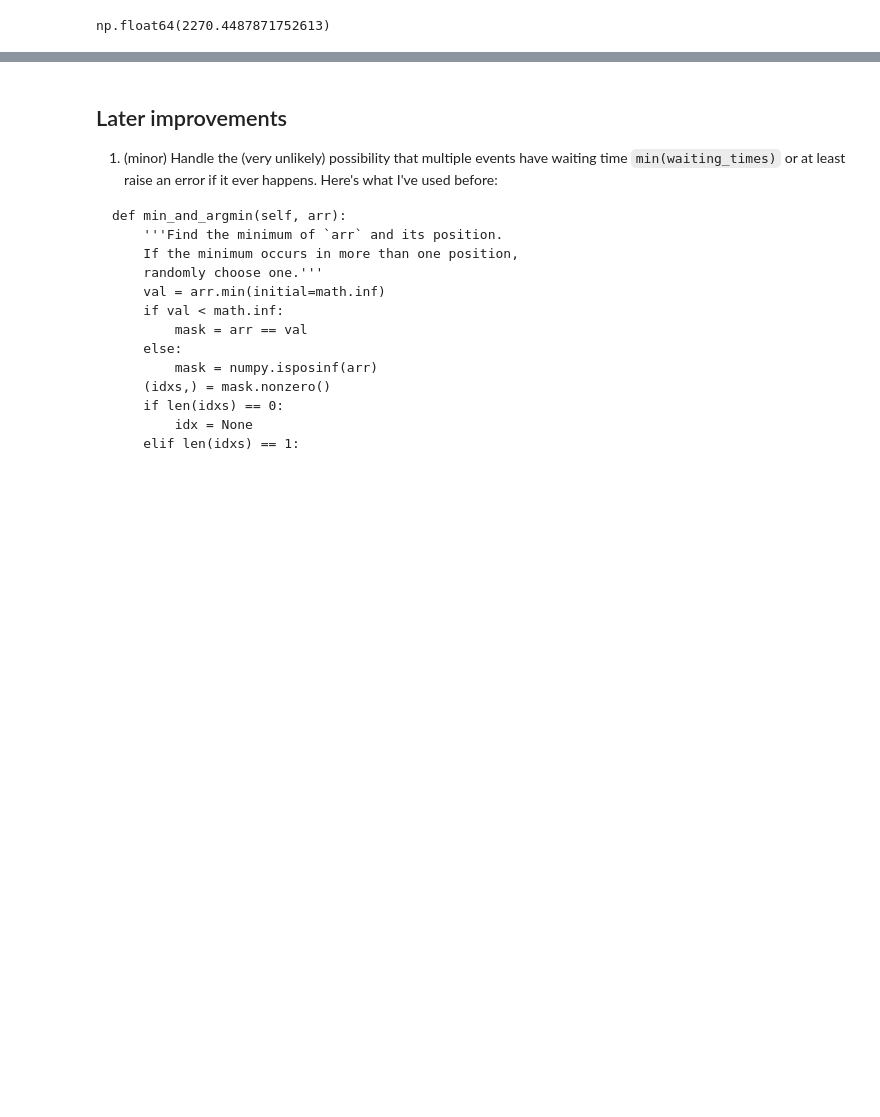
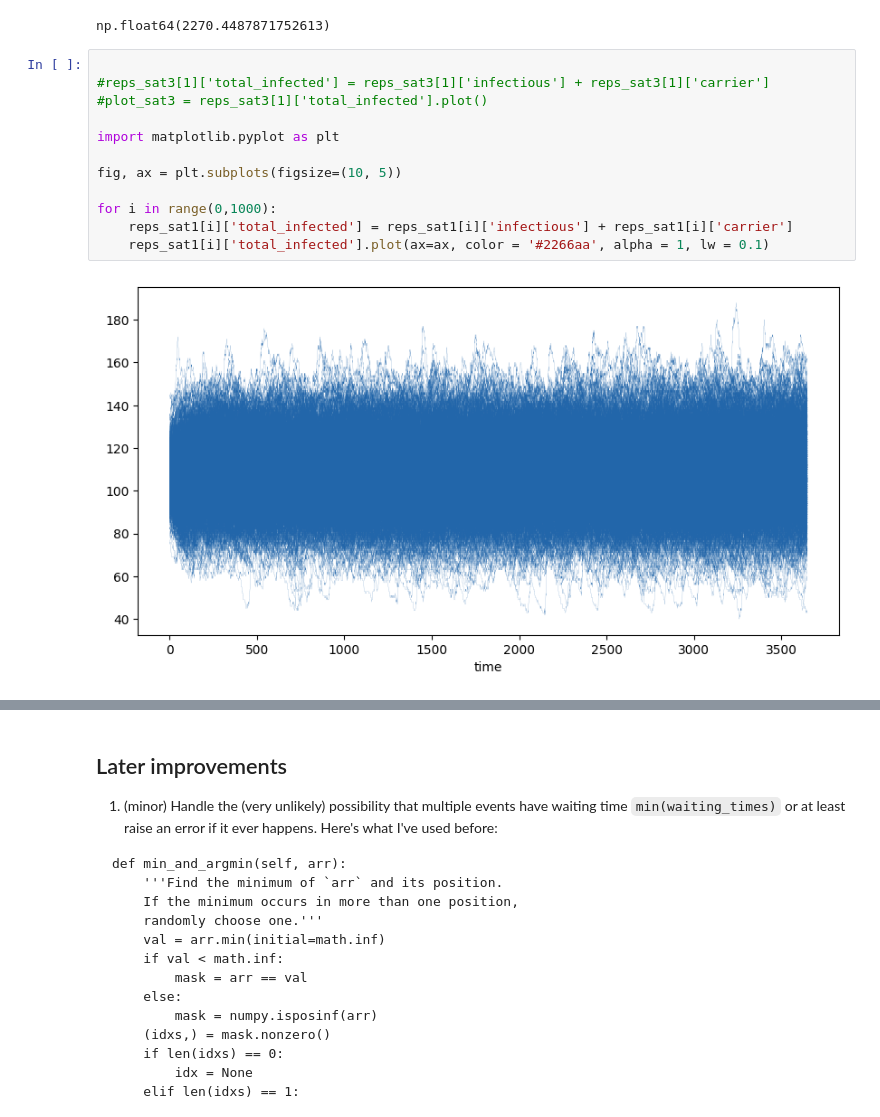
Before and after one commit to saracarp/buffalo_fmdv, a Jupyter notebook: fmdv_stochastic_model/FMDV_stochastic_model.ipynb, the cells around one changed output, grey strips where cells are left out. Saved outputs shown, nothing was run; the diff lists cells and outputs as text; blank space fills up the shorter version.

Commit message:
Make quick summary graphs--not complete match for the paper (but neither are the results!)

```diff
--- a/fmdv_stochastic_model/FMDV_stochastic_model.ipynb
+++ b/fmdv_stochastic_model/FMDV_stochastic_model.ipynb
@@ -971,3 +975,17 @@ dtype: int64
 sat3_extinct.query("extinction == True")['extinction_year'].mean()
 # %% [output]
 np.float64(2270.4487871752613)
+# %%
+
+#reps_sat3[1]['total_infected'] = reps_sat3[1]['infectious'] + reps_sat3[1]['carrier']
+#plot_sat3 = reps_sat3[1]['total_infected'].plot()
+
+import matplotlib.pyplot as plt
+
+fig, ax = plt.subplots(figsize=(10, 5))
+
+for i in range(0,1000):
+    reps_sat1[i]['total_infected'] = reps_sat1[i]['infectious'] + reps_sat1[i]['carrier']
+    reps_sat1[i]['total_infected'].plot(ax=ax, color = '#2266aa', alpha = 1, lw = 0.1)
+# %% [output]
+[figure, added]
```
Also changed, not shown: parts of 3 cells of this notebook.
